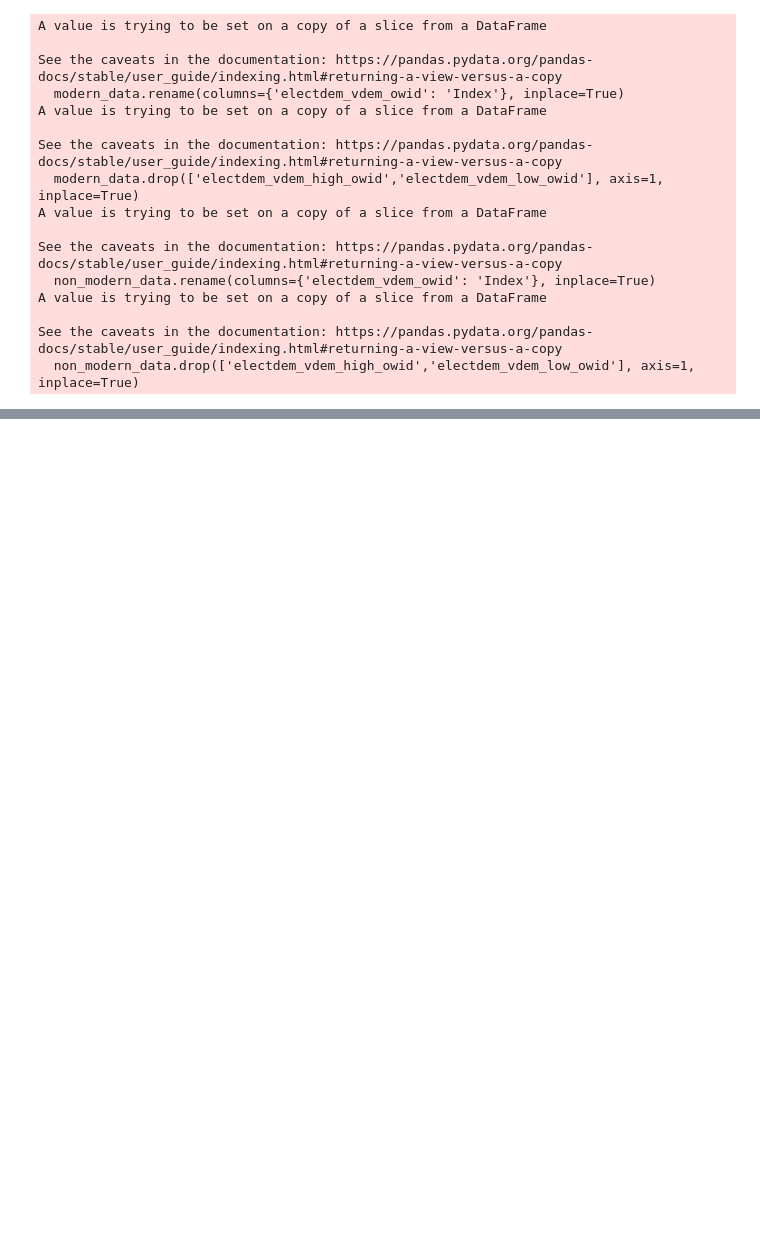
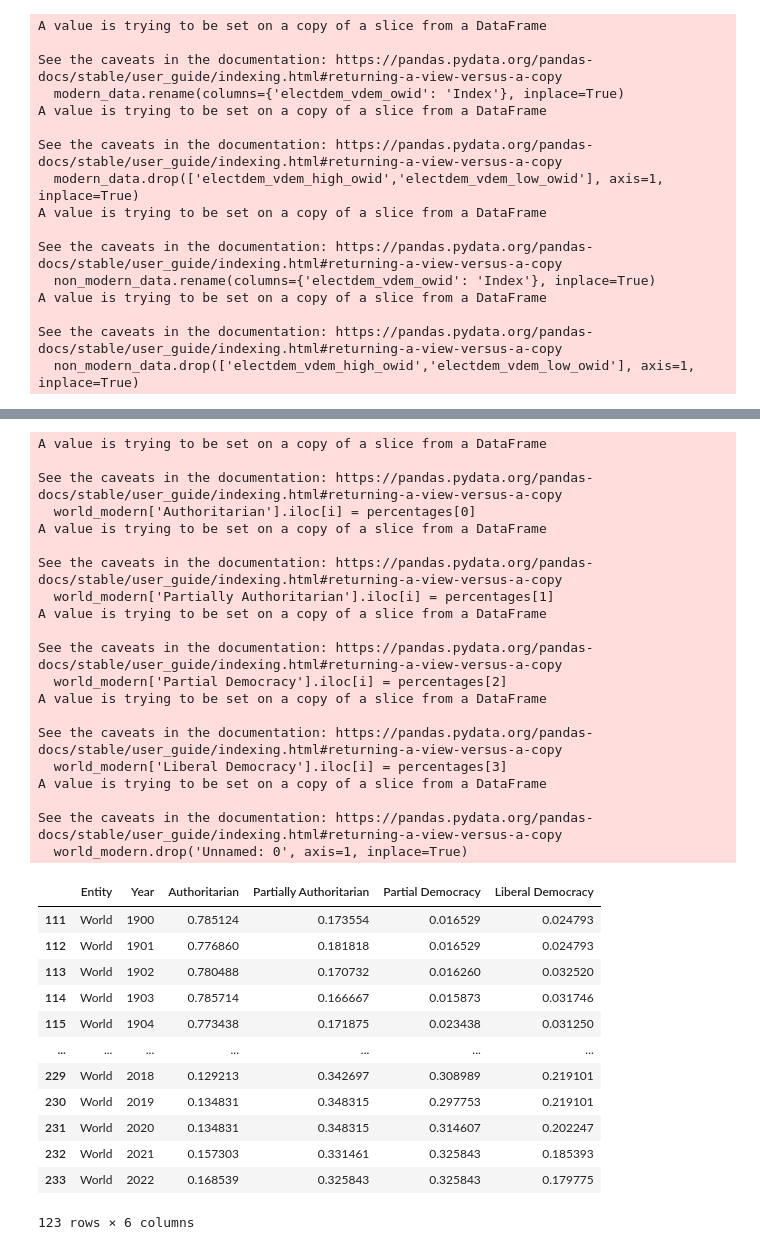
Before and after one commit to johnnystouffer/democratic-index-prediction, a Jupyter notebook: predicting.ipynb, the cells around one changed output, grey strips where cells are left out. Drawn from its saved outputs; the diff is of its cells as text; code cells hidden in the pictures; blank space fills up the shorter version.

```diff
--- a/predicting.ipynb
+++ b/predicting.ipynb
@@ -130,3 +125,56 @@ predict = pd.concat([non_modern_data, modern_data, filtered])
 predict.sort_values(by=['Entity', 'Year'], inplace=True)
 predict = predict[round(predict['Index'], 3) <= 1.00]
 predict.to_csv('predictions.csv', index=True)
+# %%
+world = pd.read_csv('world_data.csv')
+world_predictions = world[world['Year'] >= 2020]
+world_modern = world[world['Year'] >= 1900]
+columns = world_modern.columns[3:]
+
+for i in range(len(world_modern)):
+    numbers = []
+    for column in columns:
+        numbers.append(world_modern[column].iloc[i])
+    numbers_sum = sum(numbers)
+    percentages = numbers / numbers_sum
+    world_modern['Authoritarian'].iloc[i] = percentages[0]
+    world_modern['Partially Authoritarian'].iloc[i] = percentages[1]
+    world_modern['Partial Democracy'].iloc[i] = percentages[2]
+    world_modern['Liberal Democracy'].iloc[i] = percentages[3]
+
+world_modern.drop('Unnamed: 0', axis=1, inplace=True)
+world_modern
+# %% [output]
+A value is trying to be set on a copy of a slice from a DataFrame
+
+See the caveats in the documentation: https://pandas.pydata.org/pandas-docs/stable/user_guide/indexing.html#returning-a-view-versus-a-copy
+  world_modern['Authoritarian'].iloc[i] = percentages[0]
+A value is trying to be set on a copy of a slice from a DataFrame
+
+See the caveats in the documentation: https://pandas.pydata.org/pandas-docs/stable/user_guide/indexing.html#returning-a-view-versus-a-copy
+  world_modern['Partially Authoritarian'].iloc[i] = percentages[1]
+A value is trying to be set on a copy of a slice from a DataFrame
+
+See the caveats in the documentation: https://pandas.pydata.org/pandas-docs/stable/user_guide/indexing.html#returning-a-view-versus-a-copy
+  world_modern['Partial Democracy'].iloc[i] = percentages[2]
+A value is trying to be set on a copy of a slice from a DataFrame
+
+See the caveats in the documentation: https://pandas.pydata.org/pandas-docs/stable/user_guide/indexing.html#returning-a-view-versus-a-copy
+  world_modern['Liberal Democracy'].iloc[i] = percentages[3]
+A value is trying to be set on a copy of a slice from a DataFrame
+
+See the caveats in the documentation: https://pandas.pydata.org/pandas-docs/stable/user_guide/indexing.html#returning-a-view-versus-a-copy
+  world_modern.drop('Unnamed: 0', axis=1, inplace=True)
+|  | Entity | Year | Authoritarian | Partially Authoritarian | Partial Democracy | Liberal Democracy |
+| 111 | World | 1900 | 0.785124 | 0.173554 | 0.016529 | 0.024793 |
+| 112 | World | 1901 | 0.776860 | 0.181818 | 0.016529 | 0.024793 |
+| 113 | World | 1902 | 0.780488 | 0.170732 | 0.016260 | 0.032520 |
+| 114 | World | 1903 | 0.785714 | 0.166667 | 0.015873 | 0.031746 |
+| 115 | World | 1904 | 0.773438 | 0.171875 | 0.023438 | 0.031250 |
+| ... | ... | ... | ... | ... | ... | ... |
+| 229 | World | 2018 | 0.129213 | 0.342697 | 0.308989 | 0.219101 |
+| 230 | World | 2019 | 0.134831 | 0.348315 | 0.297753 | 0.219101 |
+| 231 | World | 2020 | 0.134831 | 0.348315 | 0.314607 | 0.202247 |
+| 232 | World | 2021 | 0.157303 | 0.331461 | 0.325843 | 0.185393 |
+| 233 | World | 2022 | 0.168539 | 0.325843 | 0.325843 | 0.179775 |
+123 rows × 6 columns
```
Also changed, not shown: parts of 7 cells of this notebook, 4 other files.
